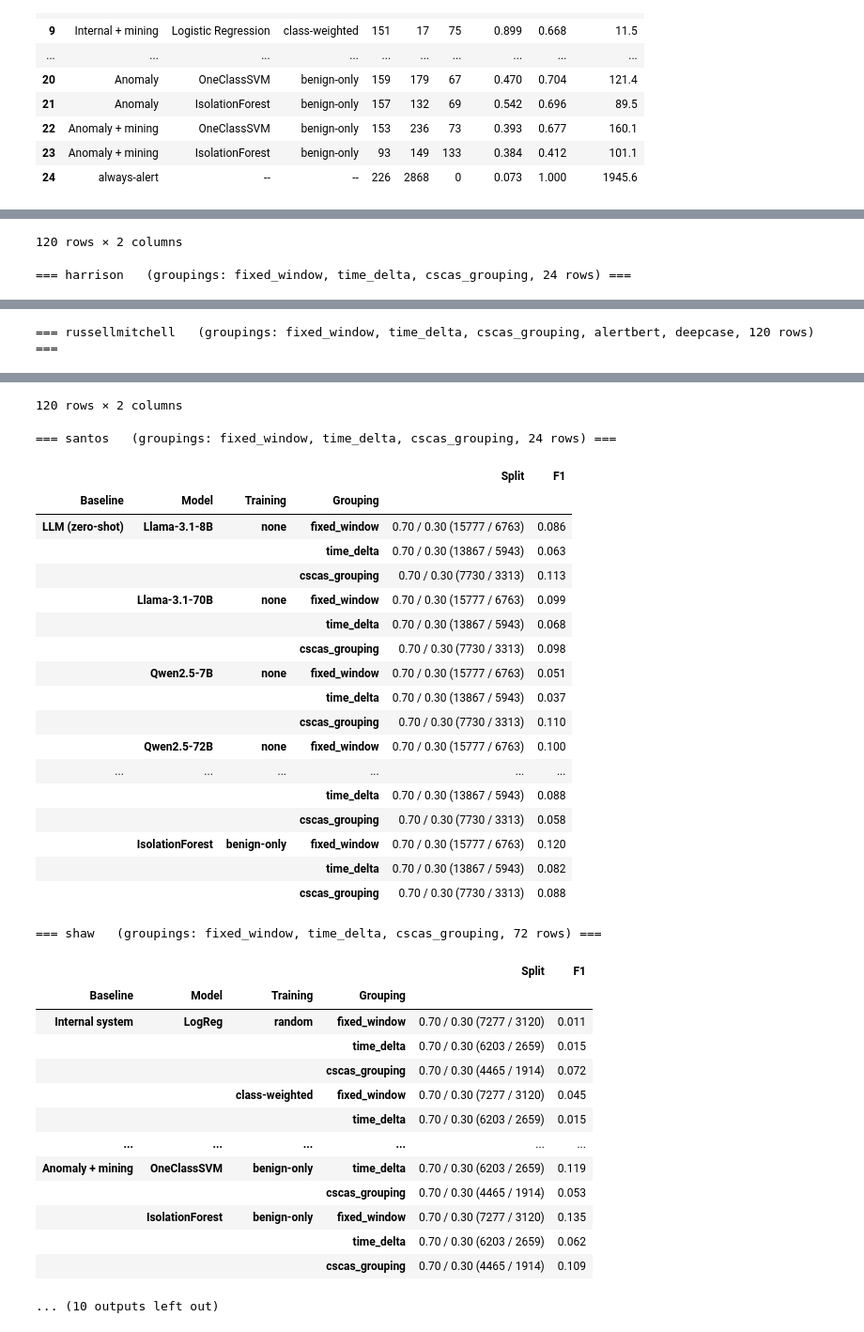
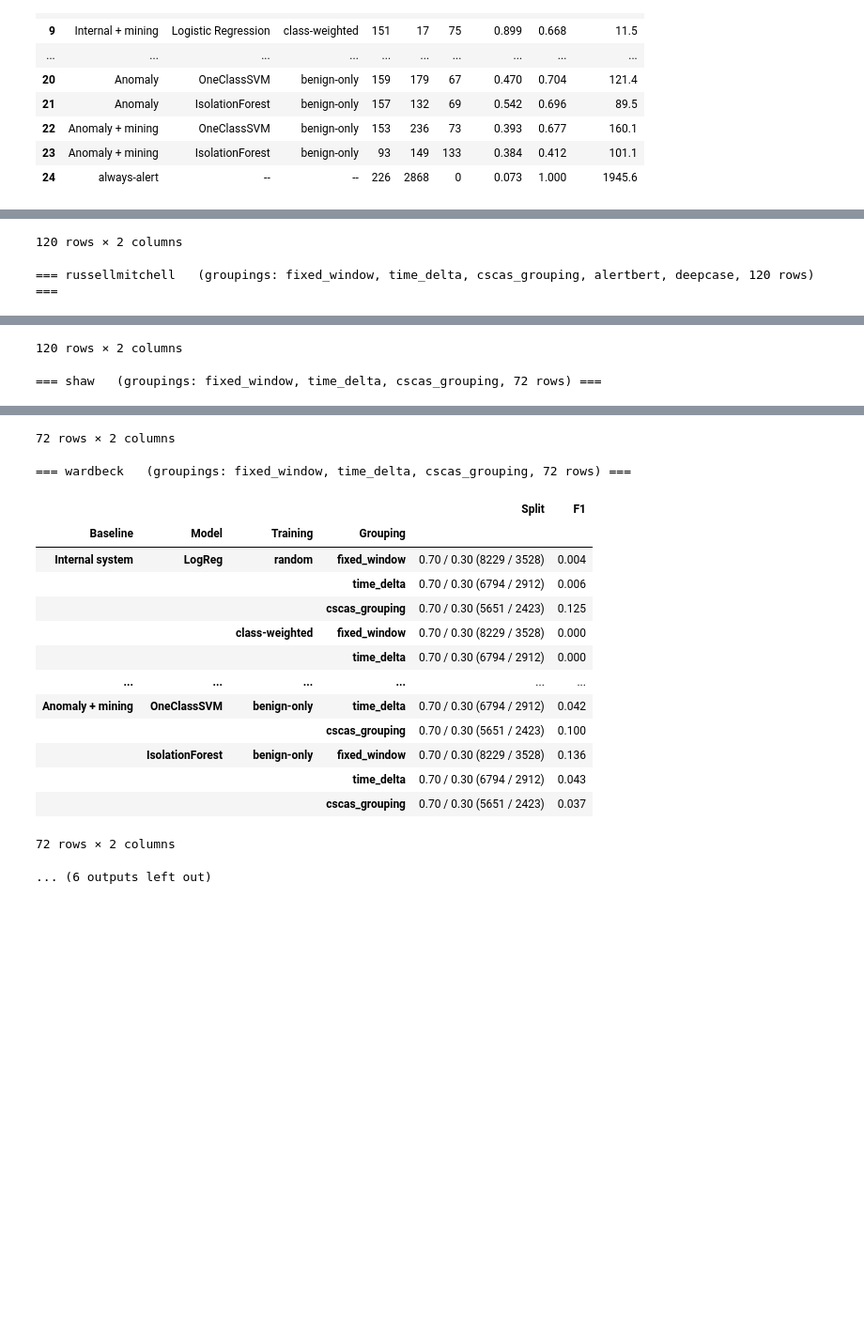
Before and after one commit to annaneliaa/msc-thesis, a Jupyter notebook: src/thesis/notebooks/baselines/02_ait-ads_baseline.ipynb, the cells around one changed output, grey strips where cells are left out. Shown at 94% size. Cells and saved outputs as stored; diff of their text form; code cells hidden in the pictures; blank space fills up the shorter version.

```diff
--- a/src/thesis/notebooks/baselines/02_ait-ads_baseline.ipynb
+++ b/src/thesis/notebooks/baselines/02_ait-ads_baseline.ipynb
@@ -687,7 +712,11 @@ from thesis.configs import load_scenarios
 
 CROSS_METRIC = "f1"  # "f1" | "precision" | "recall" -- re-run for a different one
 PS_DROP_EMPTY = False  # True -> omit grouping rows that produced no result
-AIT_ADS_SCENARIOS = load_scenarios("ait-ads")
+AIT_ADS_SCENARIOS = [s for s in load_scenarios("ait-ads") if s not in ("harrison", "santos")]
+# harrison/santos excluded from all aggregate reporting -- see the intro cell's exclusion
+# note: their chronological split leaves train 100% benign under every grouping method, so
+# 6 of 11 baseline families can't be fit at all, and the remaining 5 are only trustworthy
+# under 3 of 5 groupings -- too thin to compare against the other 6 scenarios.
 STANDARD_GROUPINGS = ["fixed_window", "time_delta", "cscas_grouping"]
 LEARNED_GROUPINGS = ["alertbert", "deepcase"]
 LEARNED_OK = {"fox", "russellmitchell"}  # only these are held out of AlertBERT/DeepCASE training
@@ -865,6 +894,6 @@ Wrote 8 tables (f1) to /Users/annavisman/stack/TUDelft/thesis/msc-thesis/src/the
 |  |  |  | alertbert | 0.70 / 0.30 | 0.840 |
 |  |  |  | deepcase | 0.70 / 0.30 | 0.840 |
 120 rows × 2 columns
-=== harrison   (groupings: fixed_window, time_delta, cscas_grouping, 24 rows) ===
+=== russellmitchell   (groupings: fixed_window, time_delta, cscas_grouping, alertbert, deepcase, 120 rows) ===
 |  |  |  |  | Split | F1 |
 | Baseline | Model | Training | Grouping |  |  |
@@ -887,3 +911,4 @@ Wrote 8 tables (f1) to /Users/annavisman/stack/TUDelft/thesis/msc-thesis/src/the
-=== russellmitchell   (groupings: fixed_window, time_delta, cscas_grouping, alertbert, deepcase, 120 rows) ===
+120 rows × 2 columns
+=== shaw   (groupings: fixed_window, time_delta, cscas_grouping, 72 rows) ===
 |  |  |  |  | Split | F1 |
 | Baseline | Model | Training | Grouping |  |  |
@@ -901,38 +926,20 @@ Wrote 8 tables (f1) to /Users/annavisman/stack/TUDelft/thesis/msc-thesis/src/the
-120 rows × 2 columns
-=== santos   (groupings: fixed_window, time_delta, cscas_grouping, 24 rows) ===
+72 rows × 2 columns
+=== wardbeck   (groupings: fixed_window, time_delta, cscas_grouping, 72 rows) ===
 |  |  |  |  | Split | F1 |
 | Baseline | Model | Training | Grouping |  |  |
-| LLM (zero-shot) | Llama-3.1-8B | none | fixed_window | 0.70 / 0.30 (15777 / 6763) | 0.086 |
-|  |  |  | time_delta | 0.70 / 0.30 (13867 / 5943) | 0.063 |
-|  |  |  | cscas_grouping | 0.70 / 0.30 (7730 / 3313) | 0.113 |
-|  | Llama-3.1-70B | none | fixed_window | 0.70 / 0.30 (15777 / 6763) | 0.099 |
-|  |  |  | time_delta | 0.70 / 0.30 (13867 / 5943) | 0.068 |
-|  |  |  | cscas_grouping | 0.70 / 0.30 (7730 / 3313) | 0.098 |
-|  | Qwen2.5-7B | none | fixed_window | 0.70 / 0.30 (15777 / 6763) | 0.051 |
-|  |  |  | time_delta | 0.70 / 0.30 (13867 / 5943) | 0.037 |
-|  |  |  | cscas_grouping | 0.70 / 0.30 (7730 / 3313) | 0.110 |
-|  | Qwen2.5-72B | none | fixed_window | 0.70 / 0.30 (15777 / 6763) | 0.100 |
+| Internal system | LogReg | random | fixed_window | 0.70 / 0.30 (8229 / 3528) | 0.004 |
+|  |  |  | time_delta | 0.70 / 0.30 (6794 / 2912) | 0.006 |
+|  |  |  | cscas_grouping | 0.70 / 0.30 (5651 / 2423) | 0.125 |
+|  |  | class-weighted | fixed_window | 0.70 / 0.30 (8229 / 3528) | 0.000 |
+|  |  |  | time_delta | 0.70 / 0.30 (6794 / 2912) | 0.000 |
 | ... | ... | ... | ... | ... | ... |
-|  |  |  | time_delta | 0.70 / 0.30 (13867 / 5943) | 0.088 |
-|  |  |  | cscas_grouping | 0.70 / 0.30 (7730 / 3313) | 0.058 |
-|  | IsolationForest | benign-only | fixed_window | 0.70 / 0.30 (15777 / 6763) | 0.120 |
-|  |  |  | time_delta | 0.70 / 0.30 (13867 / 5943) | 0.082 |
-|  |  |  | cscas_grouping | 0.70 / 0.30 (7730 / 3313) | 0.088 |
+| Anomaly + mining | OneClassSVM | benign-only | time_delta | 0.70 / 0.30 (6794 / 2912) | 0.042 |
+|  |  |  | cscas_grouping | 0.70 / 0.30 (5651 / 2423) | 0.100 |
+|  | IsolationForest | benign-only | fixed_window | 0.70 / 0.30 (8229 / 3528) | 0.136 |
+|  |  |  | time_delta | 0.70 / 0.30 (6794 / 2912) | 0.043 |
+|  |  |  | cscas_grouping | 0.70 / 0.30 (5651 / 2423) | 0.037 |
-=== shaw   (groupings: fixed_window, time_delta, cscas_grouping, 72 rows) ===
-|  |  |  |  | Split | F1 |
-| Baseline | Model | Training | Grouping |  |  |
-| Internal system | LogReg | random | fixed_window | 0.70 / 0.30 (7277 / 3120) | 0.011 |
-|  |  |  | time_delta | 0.70 / 0.30 (6203 / 2659) | 0.015 |
-|  |  |  | cscas_grouping | 0.70 / 0.30 (4465 / 1914) | 0.072 |
-|  |  | class-weighted | fixed_window | 0.70 / 0.30 (7277 / 3120) | 0.045 |
-|  |  |  | time_delta | 0.70 / 0.30 (6203 / 2659) | 0.015 |
-| ... | ... | ... | ... | ... | ... |
-| Anomaly + mining | OneClassSVM | benign-only | time_delta | 0.70 / 0.30 (6203 / 2659) | 0.119 |
-|  |  |  | cscas_grouping | 0.70 / 0.30 (4465 / 1914) | 0.053 |
-|  | IsolationForest | benign-only | fixed_window | 0.70 / 0.30 (7277 / 3120) | 0.135 |
-|  |  |  | time_delta | 0.70 / 0.30 (6203 / 2659) | 0.062 |
-|  |  |  | cscas_grouping | 0.70 / 0.30 (4465 / 1914) | 0.109 |
-... (10 outputs left out)
+72 rows × 2 columns
+... (6 outputs left out)
 # %% [markdown]
 ## Full experiment grid (LaTeX)
 
```
Also changed, not shown: parts of 8 cells of this notebook, 15 other files.
